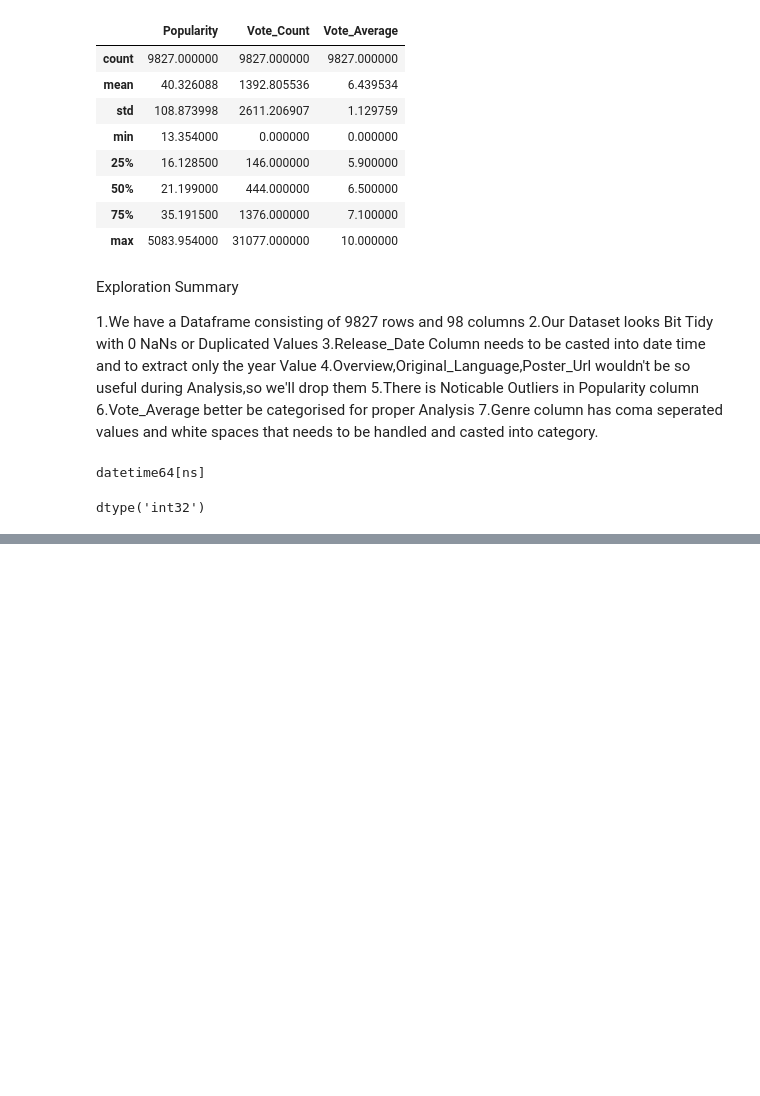
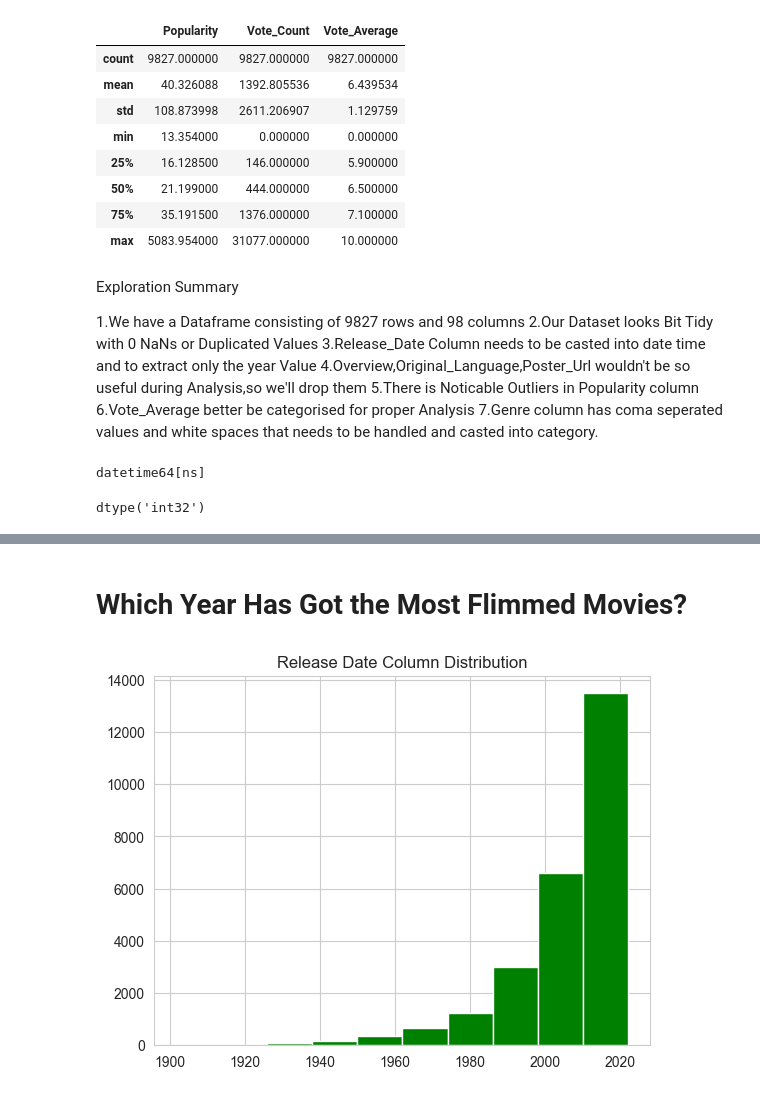
Before and after one commit to ShivamSingh1389/netflix-data-analysis, a Jupyter notebook: 1.ipynb, the cells around one changed output, grey strips where cells are left out. Cells and saved outputs as stored; diff of their text form; code cells hidden in the pictures; blank space fills up the shorter version.

```diff
--- a/1.ipynb
+++ b/1.ipynb
@@ -103,0 +276,9 @@ Categorising Vote_Average
+# %% [markdown]
+# Which Year Has Got the Most Flimmed Movies?
+# %%
+plt.hist(df["Release_Date"],color="green")
+plt.title("Release Date Column Distribution")
+plt.savefig("FILMS RELEASED PER YEAR.png")
+plt.show()
+# %% [output]
+[figure, added]
```
Also changed, not shown: parts of 25 cells of this notebook, 3 other files.
